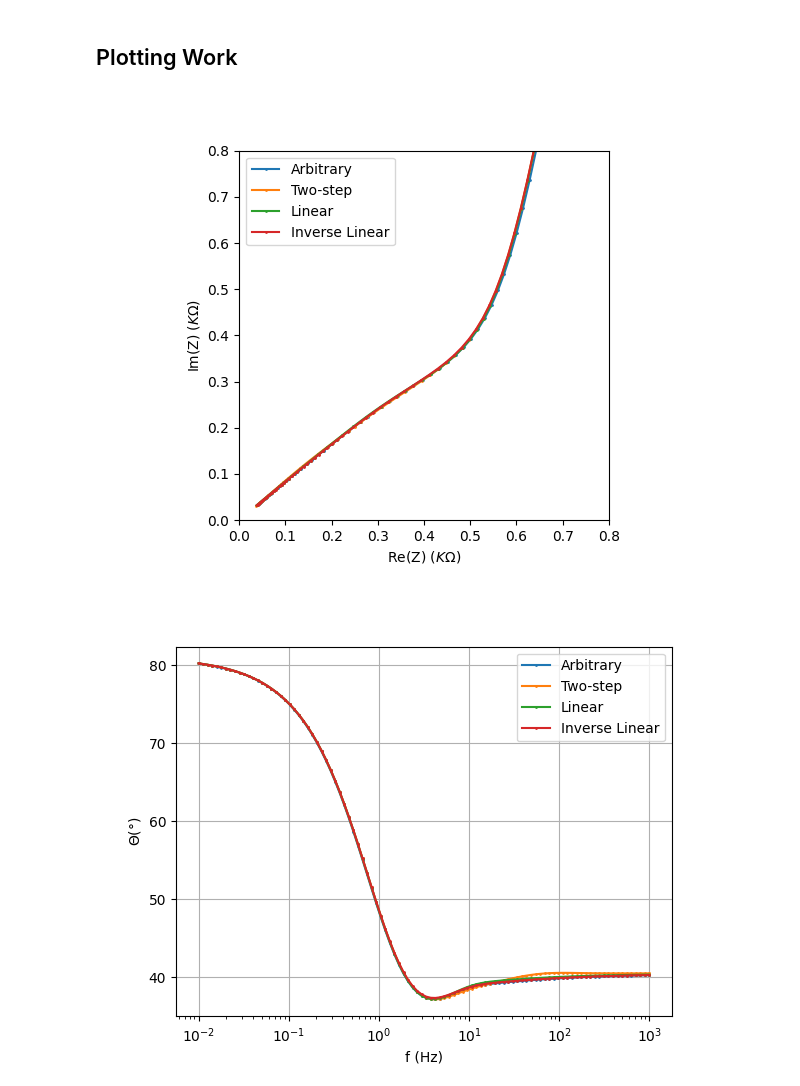
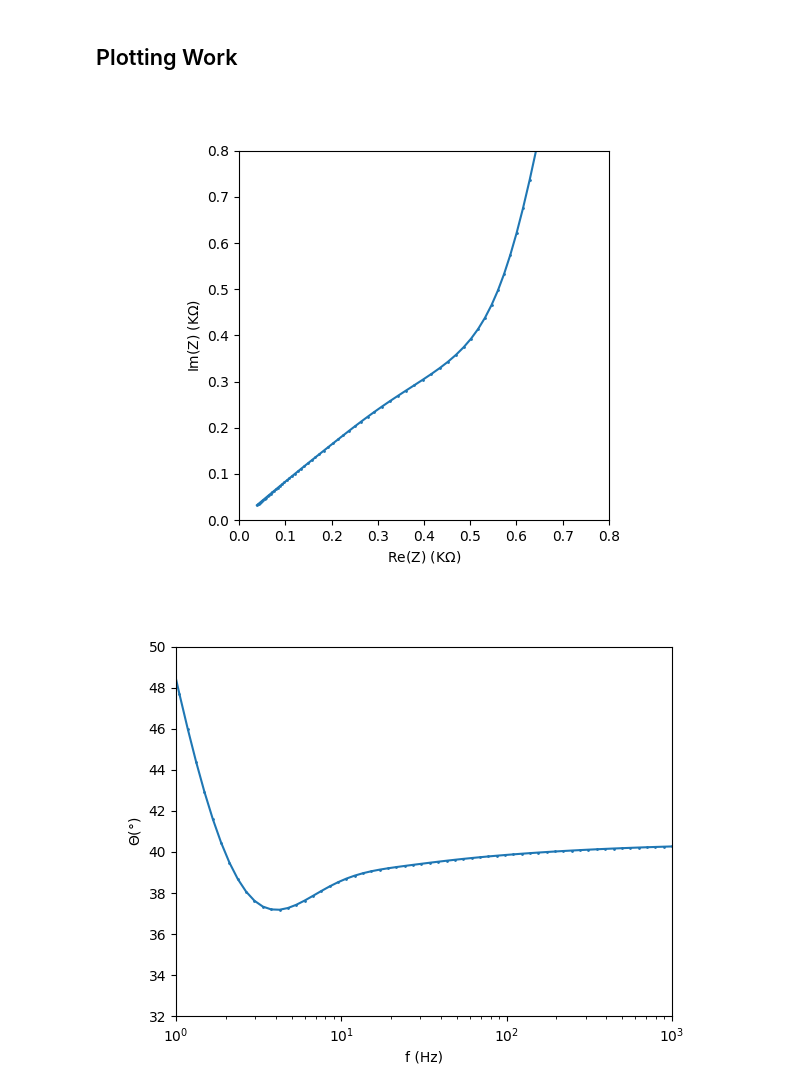
Before and after one commit to Yugal0/fitting-gen-arbitrary-eis, a Jupyter notebook: main_prof_2.ipynb, the cells around one changed output. Drawn from its saved outputs; the diff is of its cells as text; code cells hidden in the pictures.

```diff
--- a/main_prof_2.ipynb
+++ b/main_prof_2.ipynb
@@ -232,36 +234,40 @@ mp.dps=30
 ## Plotting Work
 # %%
 fig, ax=plt.subplots()
-ax.plot(np.real(z_arbi)/1000,-np.imag(z_arbi)/1000,label="Arbitrary",marker=".",ms=2)
-ax.plot(np.real(z_two)/1000,-np.imag(z_two)/1000,label="Two-step",marker=".",ms=2)
-ax.plot(np.real(z_lin)/1000,-np.imag(z_lin)/1000,label="Linear",marker=".",ms=2)
-ax.plot(np.real(z_ilin)/1000,-np.imag(z_ilin)/1000,label="Inverse Linear",marker=".",ms=2)
+ax.plot(np.real(z_arbi)/1000,-np.imag(z_arbi)/1000,label="Test profile 2",marker=".",ms=2)
+# ax.plot(np.real(z_two)/1000,-np.imag(z_two)/1000,label="Two-step",marker=".",ms=2)
+# ax.plot(np.real(z_lin)/1000,-np.imag(z_lin)/1000,label="Linear",marker=".",ms=2)
+# ax.plot(np.real(z_ilin)/1000,-np.imag(z_ilin)/1000,label="Inverse-Linear",marker=".",ms=2)
 # ax.plot(np.real(z_lin)/1000,-np.imag(z_lin)/1000)
 ax.set_aspect("equal")
-ax.set_xlabel("Re(Z) $(K\Omega)$")
-ax.set_ylabel("Im(Z) $(K\Omega)$")
+ax.set_xlabel("Re(Z) (K$\Omega)$")
+ax.set_ylabel("Im(Z) (K$\Omega)$")
 ax.set_xlim(0,0.8)
 ax.set_ylim(0,0.8)
-ax.legend()
-fig.savefig("nyq_prof2.png",dpi=400)
+# ax.legend()
+# fig.savefig("nyq_prof2.png",dpi=400)
+fig.savefig("nyq_prof2.png",dpi=500)
 # ax.set_aspect("equal")
 # ax.legend()
 # ax.xaxis.set_minor_locator(MultipleLocator(0.1))
 # ax.grid(True)
 
 fig2, ax2=plt.subplots()
-ax2.plot(np.logspace(-2,3,100),-np.angle(z_arbi,deg=True),marker=".",label="Arbitrary",ms=2)
-ax2.plot(np.logspace(-2,3,100),-np.angle(z_two,deg=True),marker=".",label="Two-step",ms=2)
-ax2.plot(np.logspace(-2,3,100),-np.angle(z_lin,deg=True),marker=".",label="Linear",ms=2)
-ax2.plot(np.logspace(-2,3,100),-np.angle(z_ilin,deg=True),marker=".",label="Inverse Linear",ms=2)
-ax2.legend()
+ax2.plot(np.logspace(-2,3,100),-np.angle(z_arbi,deg=True),marker=".",label="Test profile 2",ms=2)
+# ax2.plot(np.logspace(-2,3,100),-np.angle(z_two,deg=True),marker=".",label="Two-step",ms=2)
+# ax2.plot(np.logspace(-2,3,100),-np.angle(z_lin,deg=True),marker=".",label="Linear",ms=2)
+# ax2.plot(np.logspace(-2,3,100),-np.angle(z_ilin,deg=True),marker=".",label="Inverse-Linear",ms=2)
+# ax2.legend()
 # axx.yaxis.set_minor_locator(MultipleLocator(0.5))
 ax2.set_ylabel("$\Theta (\degree)$")
 ax2.set_xlabel("f (Hz)")
 ax2.set_xscale("log")
-ax2.grid(True)
-fig2.savefig("bode_prof2.png",dpi=400)
+ax2.set_ylim(32,50)
+ax2.set_xlim(1,1e3)
+# ax2.grid(True)
+# fig2.savefig("bode_prof2.png",dpi=400)
+fig2.savefig("bode_prof2.png",dpi=500)
 # print(0.9*45-np.min(-np.angle(z,deg=True)))
 # %% [output]
-[figure, old version]
+[figure, new version]
-[figure, old version]
+[figure, new version]
```
Also changed, not shown: parts of 2 cells of this notebook, 13 other files.
